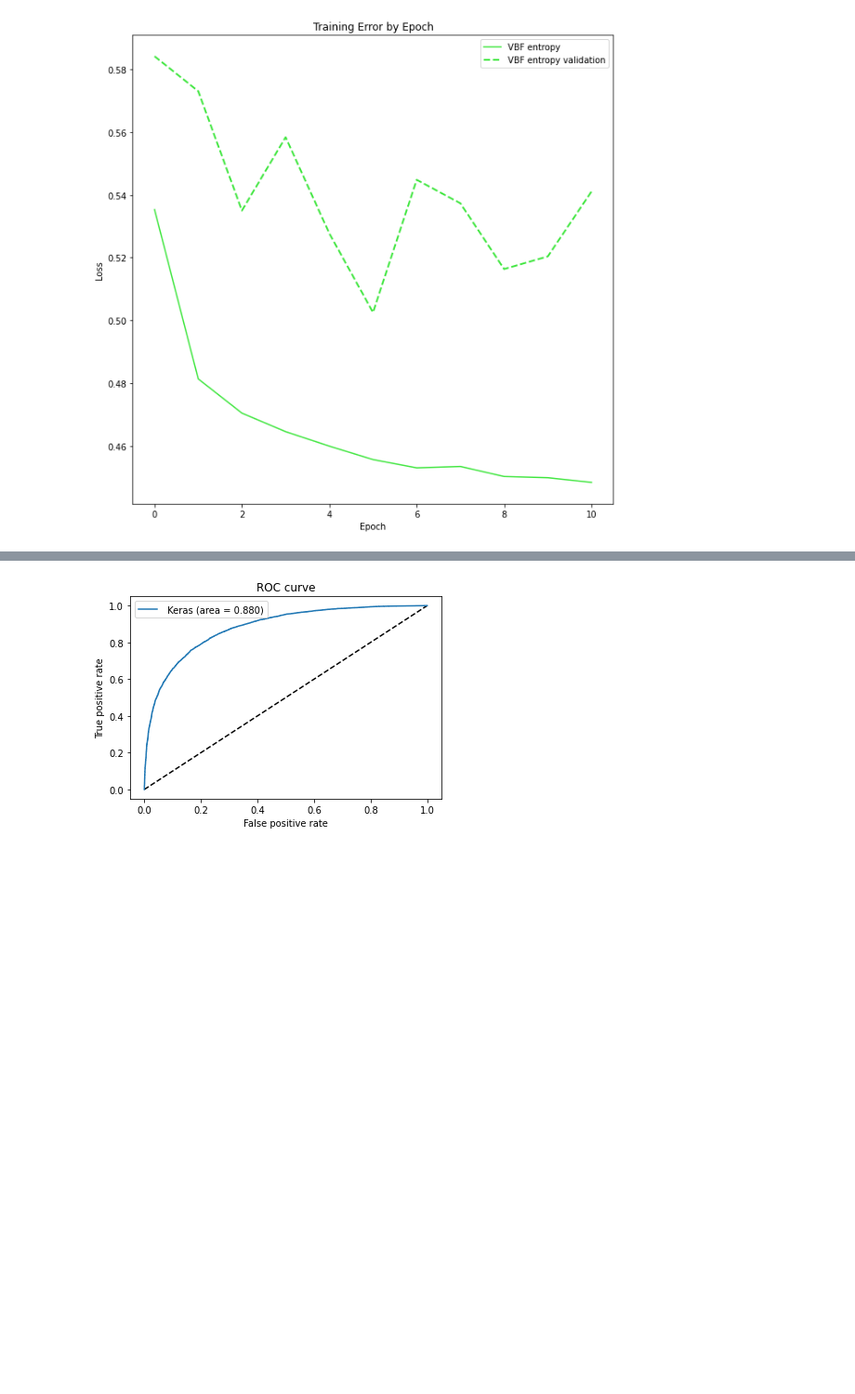
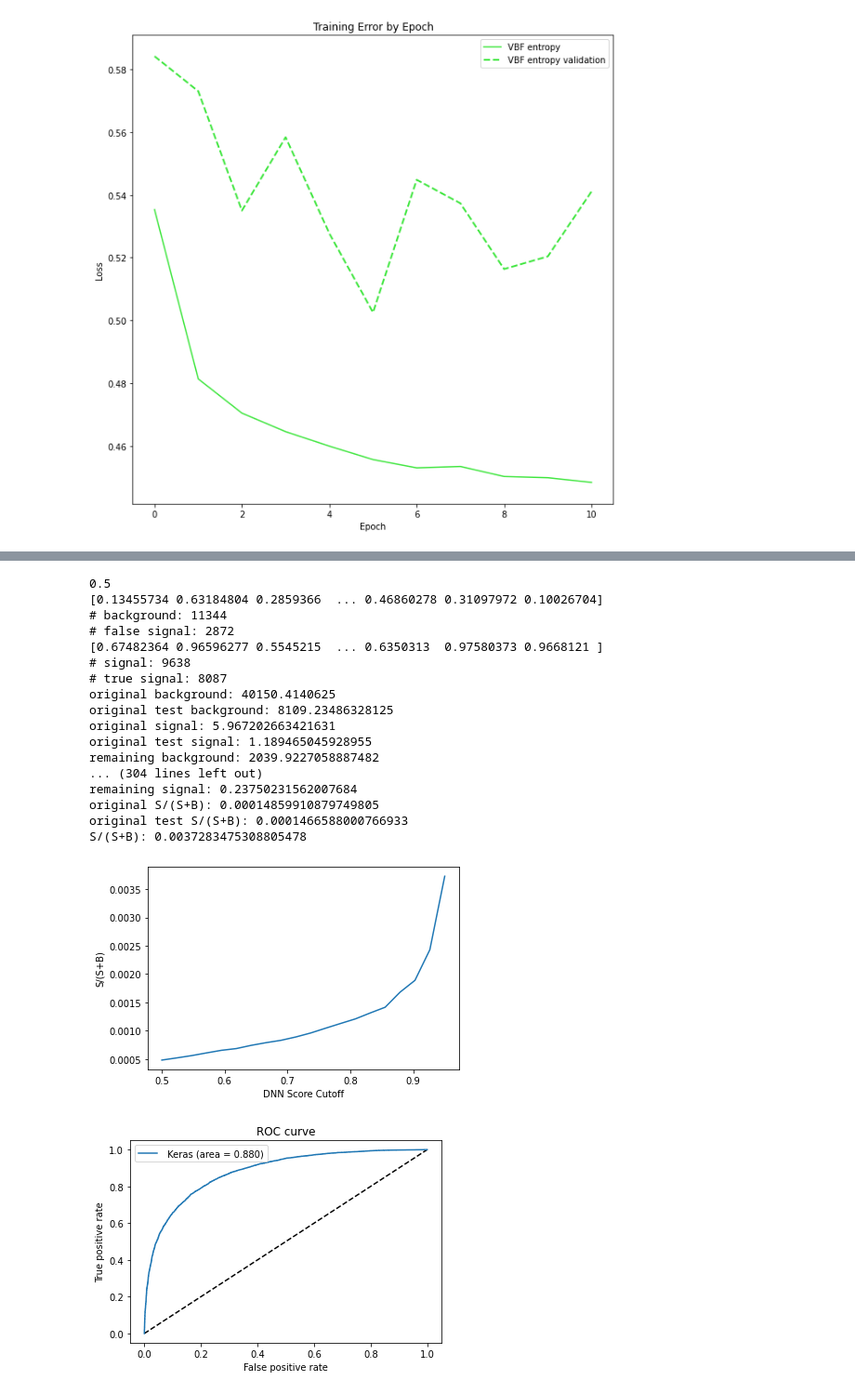
Before and after one commit to s-y-chen/HHbbgg, a Jupyter notebook: notebook/ML/Sequential_DNN_combine.ipynb, the cells around one changed output, grey strips where cells are left out. Shown: that part at 93% size. Cells and saved outputs as stored; diff of their text form; code cells hidden in the pictures; blank space fills up the shorter version.

```diff
--- a/notebook/ML/Sequential_DNN_combine.ipynb
+++ b/notebook/ML/Sequential_DNN_combine.ipynb
@@ -421,3 +400,32 @@ S/(S+B): 0.00048103827766515057
+# %%
+test_sc = np.linspace(0.5, 0.95, 20)
+sc_vals = []
+for value in test_sc:
+    sc_vals.append(significance(value))
+
+plt.plot(test_sc, sc_vals)
+plt.xlabel('DNN Score Cutoff')
+plt.ylabel('S/(S+B)')
+plt.show()
+# %% [output]
+0.5
+[0.13455734 0.63184804 0.2859366  ... 0.46860278 0.31097972 0.10026704]
+# background: 11344
+# false signal: 2872
+[0.67482364 0.96596277 0.5545215  ... 0.6350313  0.97580373 0.9668121 ]
+# signal: 9638
+# true signal: 8087
+original background: 40150.4140625
+original test background: 8109.23486328125
+original signal: 5.967202663421631
+original test signal: 1.189465045928955
+remaining background: 2039.9227058887482
+... (304 lines left out)
+remaining signal: 0.23750231562007684
+original S/(S+B): 0.00014859910879749805
+original test S/(S+B): 0.0001466588000766933
+S/(S+B): 0.0037283475308805478
+[figure, added]
 # %%
 # Plots
 
```
Also changed, not shown: parts of 4 cells of this notebook.
